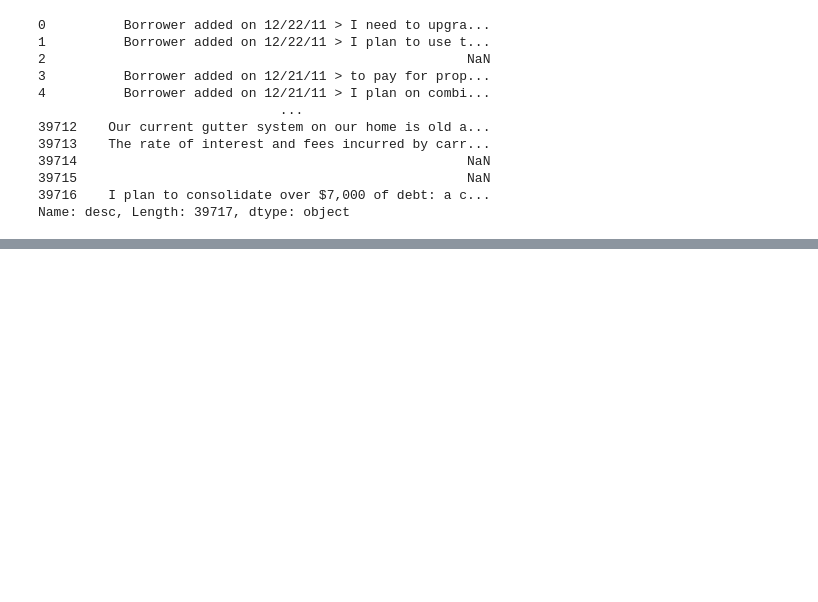
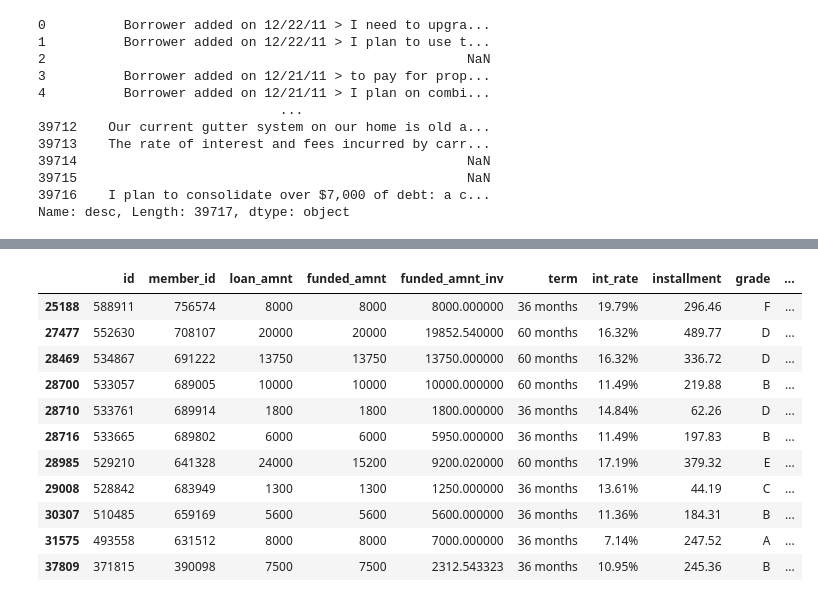
Before and after one commit to jatinmj/LendingClub_CaseStudy, a Jupyter notebook: Lending_club_caseStudy_Ishita_bhargava.ipynb, the cells around one changed output, grey strips where cells are left out. Saved outputs shown, nothing was run; the diff lists cells and outputs as text; code cells hidden in the pictures; blank space fills up the shorter version.

```diff
--- a/Lending_club_caseStudy_Ishita_bhargava.ipynb
+++ b/Lending_club_caseStudy_Ishita_bhargava.ipynb
@@ -189,0 +230,15 @@ Name: desc, Length: 39717, dtype: object
+# %%
+Clean_data[Clean_data['title'].isnull()].head(30) # only 11 cells are empty so we are thinking to look at desc column and try to fill empty title column
+# %% [output]
+|  | id | member_id | loan_amnt | funded_amnt | funded_amnt_inv | term | int_rate | installment | grade | ... |
+| 25188 | 588911 | 756574 | 8000 | 8000 | 8000.000000 | 36 months | 19.79% | 296.46 | F | ... |
+| 27477 | 552630 | 708107 | 20000 | 20000 | 19852.540000 | 60 months | 16.32% | 489.77 | D | ... |
+| 28469 | 534867 | 691222 | 13750 | 13750 | 13750.000000 | 60 months | 16.32% | 336.72 | D | ... |
+| 28700 | 533057 | 689005 | 10000 | 10000 | 10000.000000 | 60 months | 11.49% | 219.88 | B | ... |
+| 28710 | 533761 | 689914 | 1800 | 1800 | 1800.000000 | 36 months | 14.84% | 62.26 | D | ... |
+| 28716 | 533665 | 689802 | 6000 | 6000 | 5950.000000 | 36 months | 11.49% | 197.83 | B | ... |
+| 28985 | 529210 | 641328 | 24000 | 15200 | 9200.020000 | 60 months | 17.19% | 379.32 | E | ... |
+| 29008 | 528842 | 683949 | 1300 | 1300 | 1250.000000 | 36 months | 13.61% | 44.19 | C | ... |
+| 30307 | 510485 | 659169 | 5600 | 5600 | 5600.000000 | 36 months | 11.36% | 184.31 | B | ... |
+| 31575 | 493558 | 631512 | 8000 | 8000 | 7000.000000 | 36 months | 7.14% | 247.52 | A | ... |
+| 37809 | 371815 | 390098 | 7500 | 7500 | 2312.543323 | 36 months | 10.95% | 245.36 | B | ... |
```
Also changed, not shown: parts of 13 cells of this notebook.
